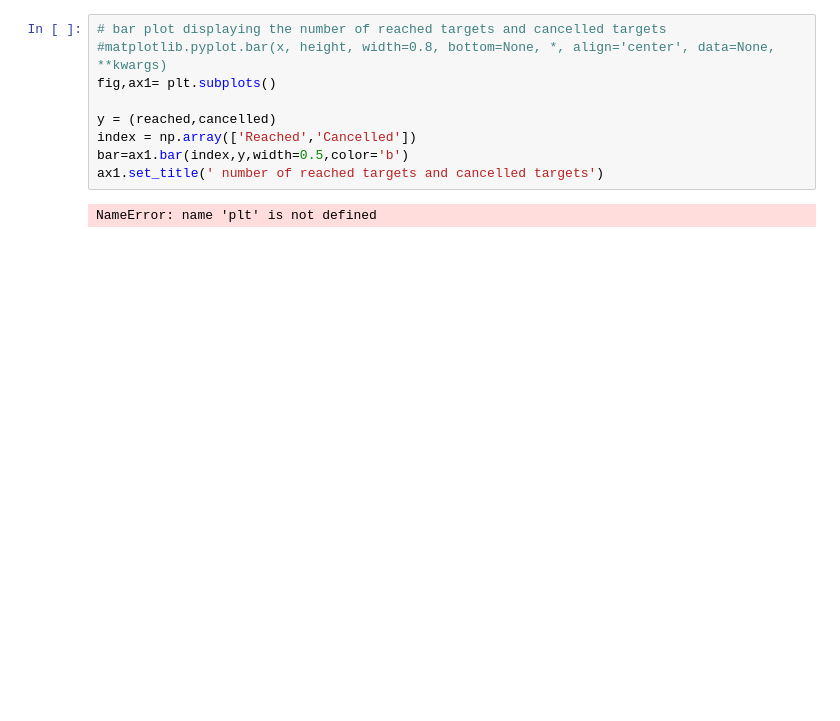
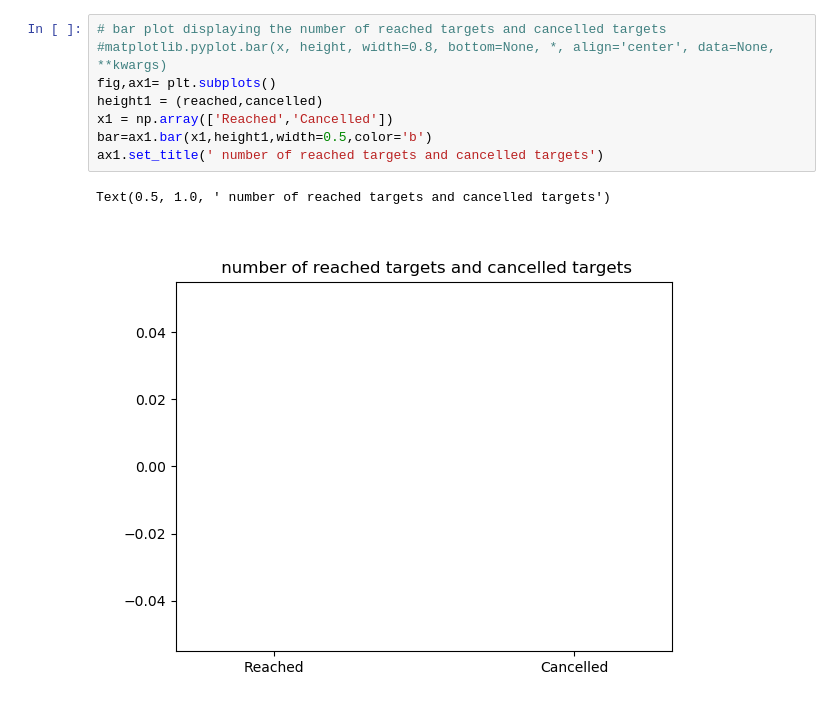
Before and after one commit to Imdimark/ResearchTrack2_ROS1_ROS2, a Jupyter notebook: Assignment2_ui.ipynb, the cells around one changed output. Drawn from its saved outputs; the diff is of its cells as text; blank space fills up the shorter version.

```diff
--- a/Assignment2_ui.ipynb
+++ b/Assignment2_ui.ipynb
@@ -213,14 +229,14 @@ NameError: name 'plt' is not defined
 # %%
 # bar plot displaying the number of reached targets and cancelled targets
 #matplotlib.pyplot.bar(x, height, width=0.8, bottom=None, *, align='center', data=None, **kwargs)
 fig,ax1= plt.subplots()
-
-y = (reached,cancelled)
-index = np.array(['Reached','Cancelled'])
-bar=ax1.bar(index,y,width=0.5,color='b')
+height1 = (reached,cancelled)
+x1 = np.array(['Reached','Cancelled'])
+bar=ax1.bar(x1,height1,width=0.5,color='b')
 ax1.set_title(' number of reached targets and cancelled targets')
 # %% [output]
-NameError: name 'plt' is not defined
+Text(0.5, 1.0, ' number of reached targets and cancelled targets')
+[figure, added]
 # %%
 # hist plot showing the time required to reach targets
 
```
Also changed, not shown: parts of 11 cells of this notebook.
